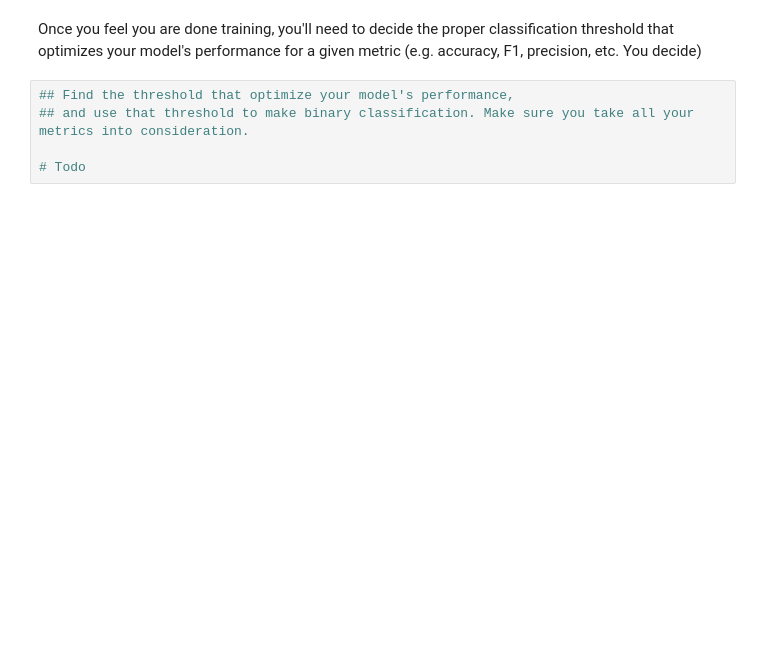
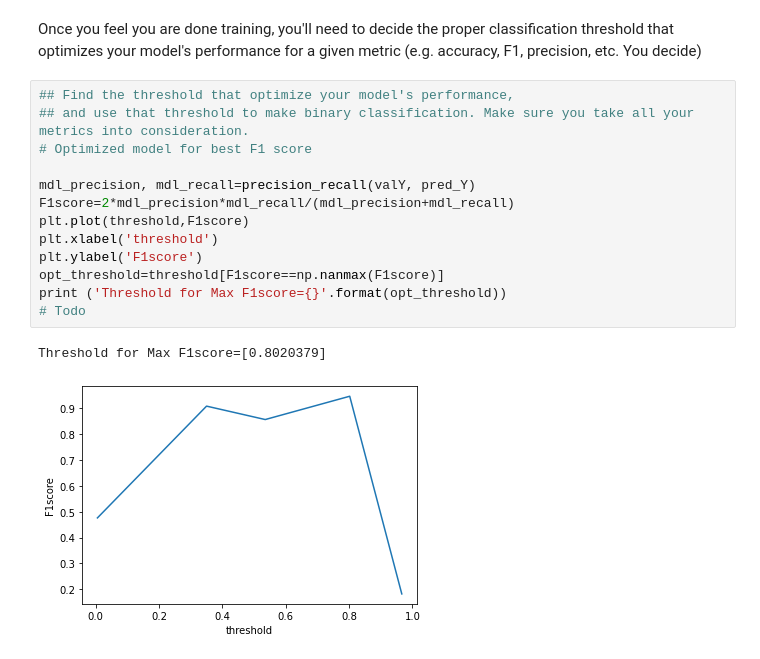
Before and after one commit to ShyamPanj/Pneumonia_Detector, a Jupyter notebook: Build and train model.ipynb, the cells around one changed output. Saved outputs shown, nothing was run; the diff lists cells and outputs as text; blank space fills up the shorter version.

```diff
--- a/Build and train model.ipynb
+++ b/Build and train model.ipynb
@@ -455,8 +416,19 @@ Once you feel you are done training, you'll need to decide the proper classifica
 # %%
 ## Find the threshold that optimize your model's performance,
 ## and use that threshold to make binary classification. Make sure you take all your metrics into consideration.
+# Optimized model for best F1 score
 
+mdl_precision, mdl_recall=precision_recall(valY, pred_Y)
+F1score=2*mdl_precision*mdl_recall/(mdl_precision+mdl_recall)
+plt.plot(threshold,F1score)
+plt.xlabel('threshold')
+plt.ylabel('F1score')
+opt_threshold=threshold[F1score==np.nanmax(F1score)]
+print ('Threshold for Max F1score={}'.format(opt_threshold))
 # Todo
+# %% [output]
+Threshold for Max F1score=[0.8020379]
+[figure, added]
 # %%
 ## Let's look at some examples of true vs. predicted with our best model:
 
```
Also changed, not shown: parts of 20 cells of this notebook.
